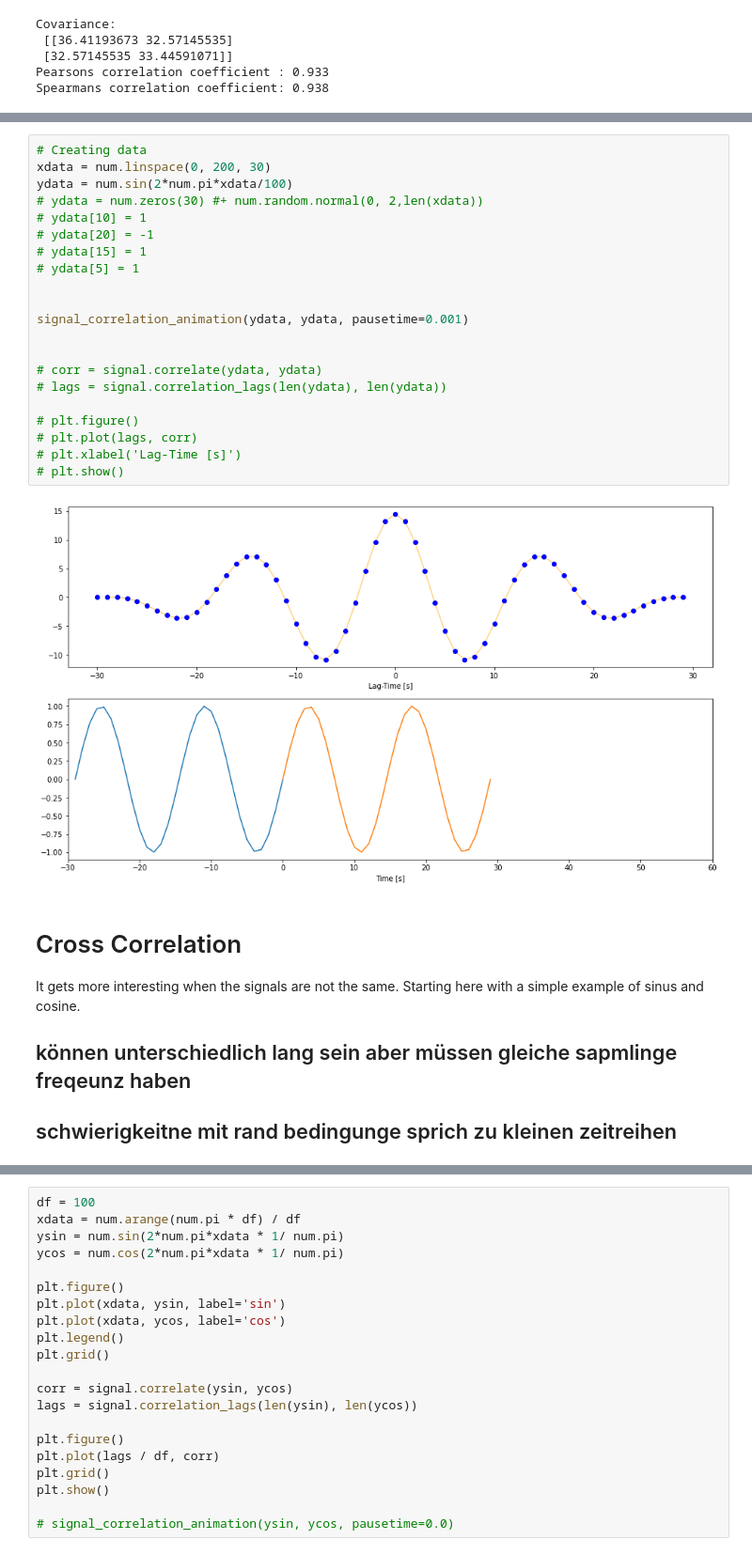
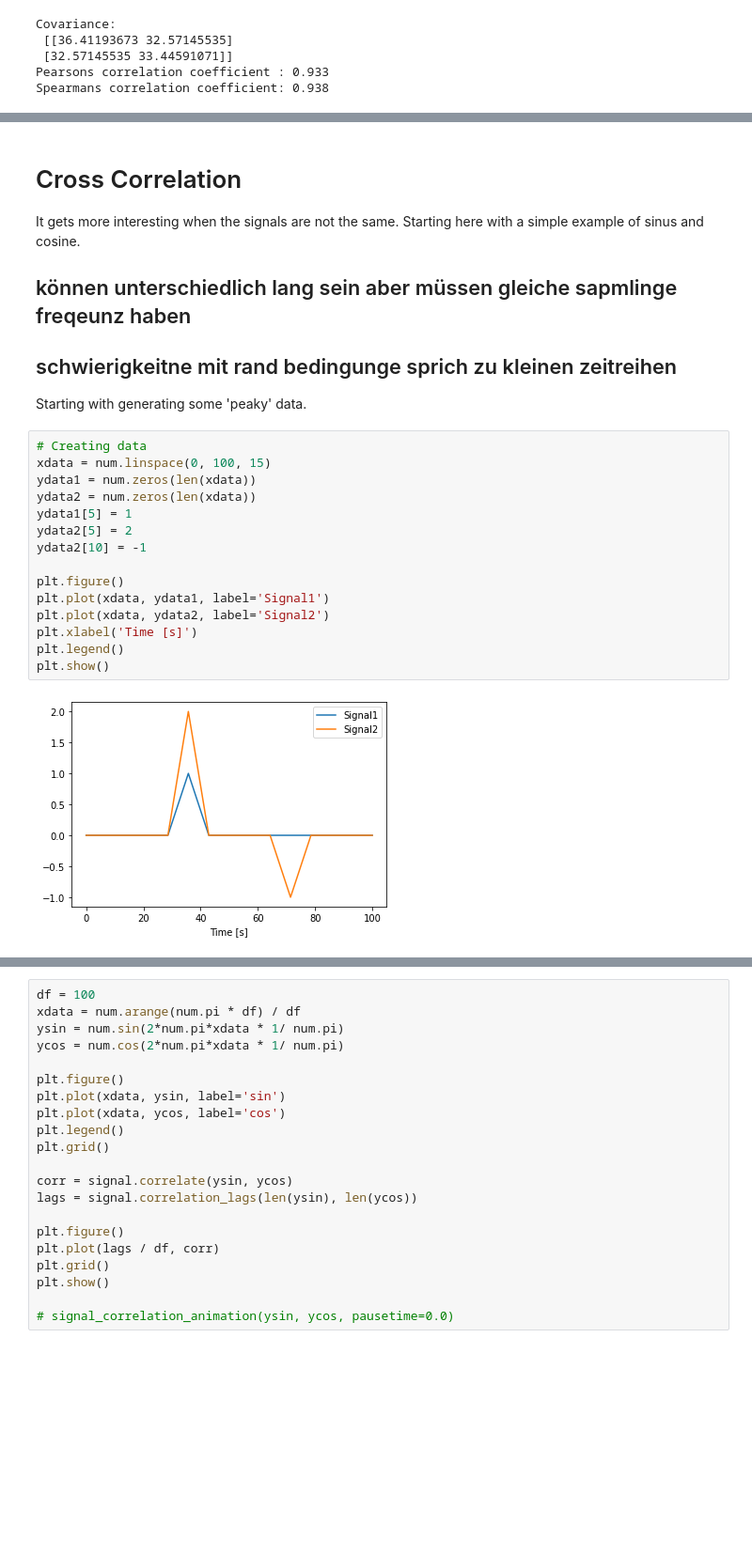
Before and after one commit to torstendahm/seismology_classroom, a Jupyter notebook: signal_processing/5.0_Correlation_Introduction.ipynb, the cells around one changed output, grey strips where cells are left out. Shown at 94% size. Cells and saved outputs as stored; diff of their text form; blank space fills up the shorter version.

```diff
--- a/signal_processing/5.0_Correlation_Introduction.ipynb
+++ b/signal_processing/5.0_Correlation_Introduction.ipynb
@@ -238,29 +127,25 @@ signal_correlation_animation(ydata, ydata, pausetime=0.2)
-# %%
-# Creating data
-xdata = num.linspace(0, 200, 30)
-ydata = num.sin(2*num.pi*xdata/100)
-# ydata = num.zeros(30) #+ num.random.normal(0, 2,len(xdata))
-# ydata[10] = 1
-# ydata[20] = -1
-# ydata[15] = 1
-# ydata[5] = 1
-
-
-signal_correlation_animation(ydata, ydata, pausetime=0.001)
-
-
-# corr = signal.correlate(ydata, ydata)
-# lags = signal.correlation_lags(len(ydata), len(ydata))
-
-# plt.figure()
-# plt.plot(lags, corr)
-# plt.xlabel('Lag-Time [s]')
-# plt.show()
-# %% [output]
-[figure, old version]
 # %% [markdown]
 # Cross Correlation
 It gets more interesting when the signals are not the same. Starting here with a simple example of sinus and cosine.
 
 ## können unterschiedlich lang sein aber müssen gleiche sapmlinge freqeunz haben
 ## schwierigkeitne mit rand bedingunge sprich zu kleinen zeitreihen
+
+Starting with generating some 'peaky' data.
+# %%
+# Creating data
+xdata = num.linspace(0, 100, 15)
+ydata1 = num.zeros(len(xdata))
+ydata2 = num.zeros(len(xdata))
+ydata1[5] = 1
+ydata2[5] = 2
+ydata2[10] = -1
+
+plt.figure()
+plt.plot(xdata, ydata1, label='Signal1')
+plt.plot(xdata, ydata2, label='Signal2')
+plt.xlabel('Time [s]')
+plt.legend()
+plt.show()
+# %% [output]
+[figure, new version]
```
Also changed, not shown: parts of 25 cells of this notebook, 2 other files.
